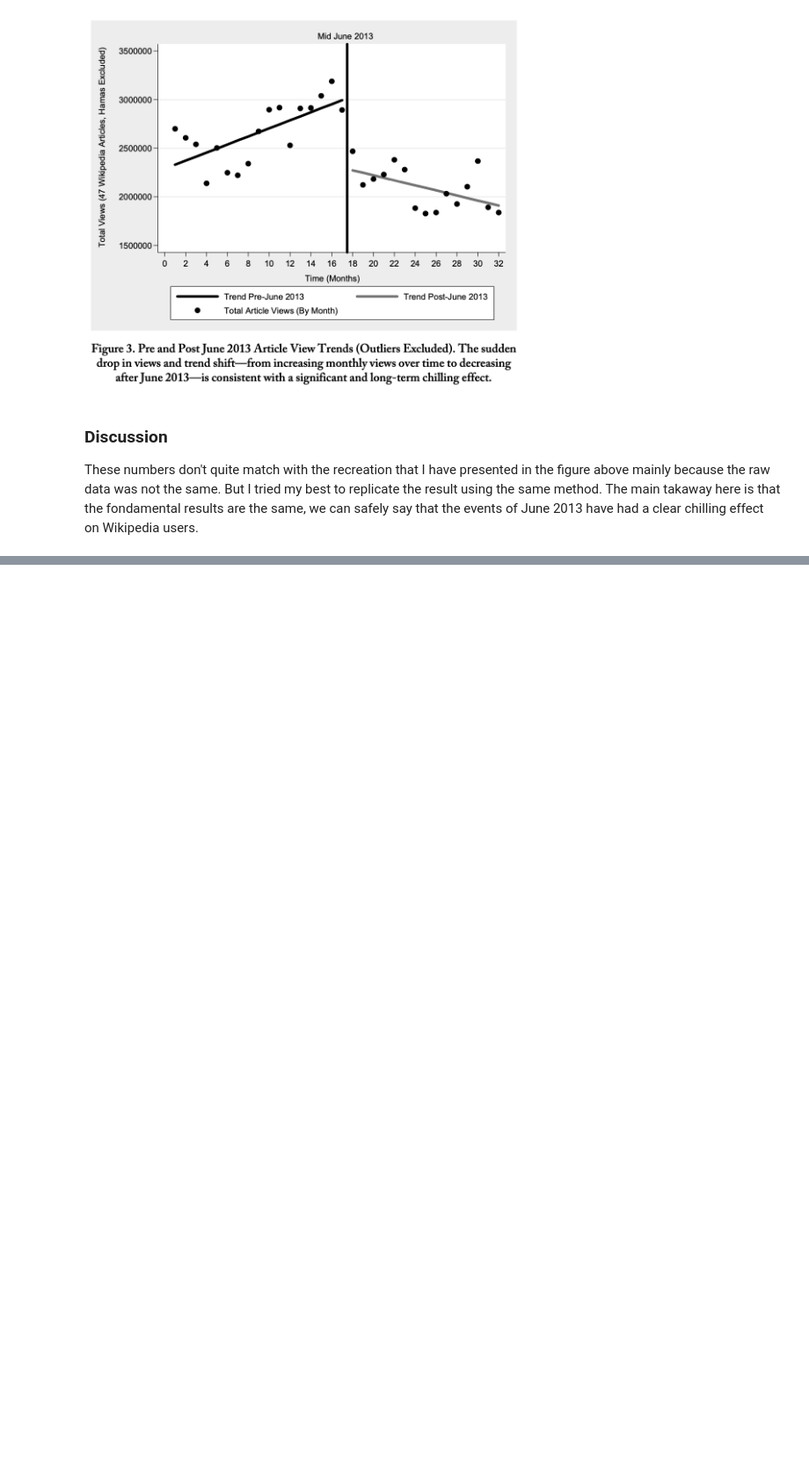
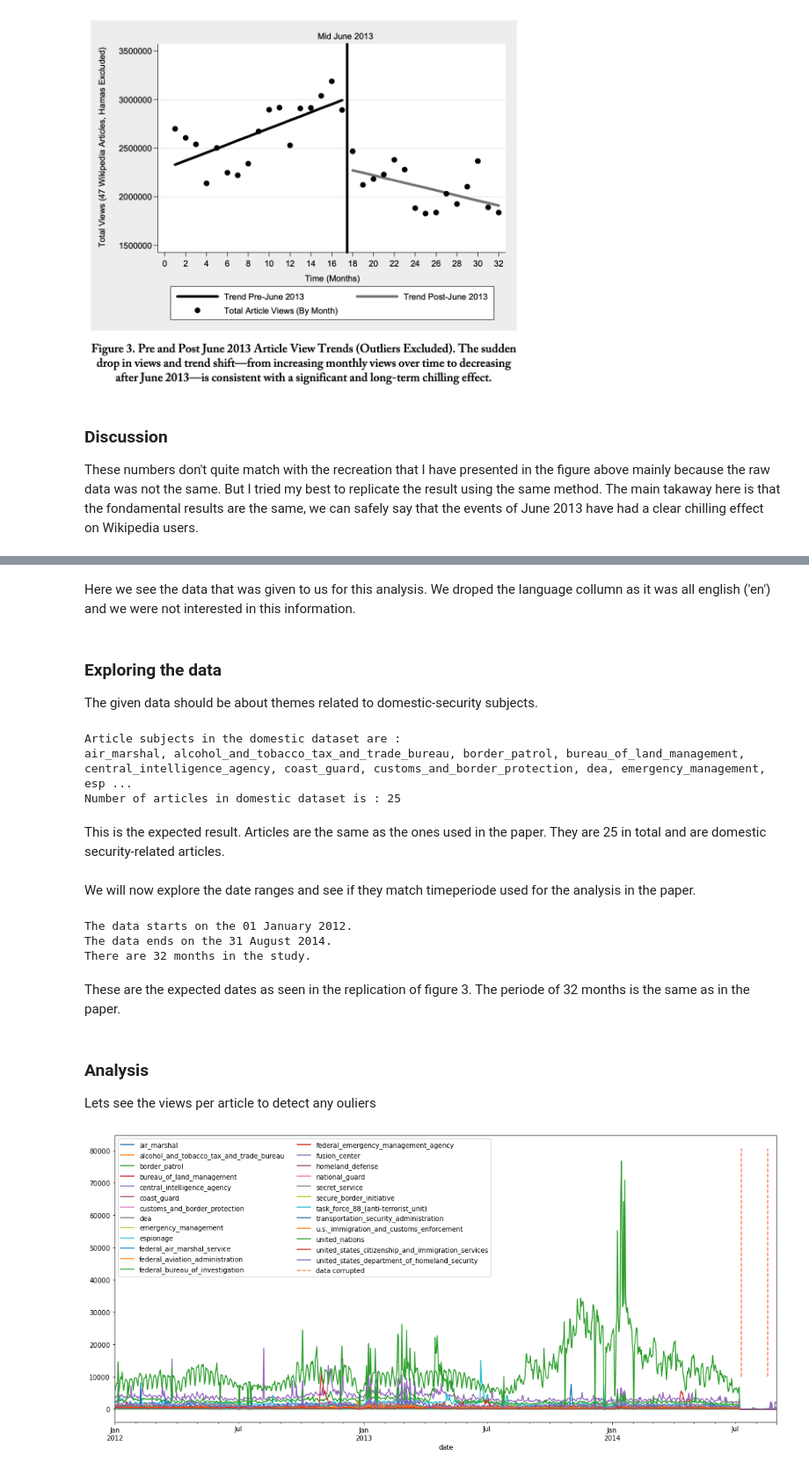
Before and after one commit to spaenleh/ada-2020-project-milestone-p2, a Jupyter notebook: Recreation_Figure3.ipynb, the cells around one changed output, grey strips where cells are left out. Shown at 88% size. Drawn from its saved outputs; the diff is of its cells as text; code cells hidden in the pictures; blank space fills up the shorter version.

```diff
--- a/Recreation_Figure3.ipynb
+++ b/Recreation_Figure3.ipynb
@@ -19,6 +19,7 @@ import seaborn as sns
 
 DATA_FOLDER = './data/'
 TERRORISM = 'terrorism_data.csv'
+DOMESTIC = 'domestic_data.csv'
 
 # load terrrorism data
 article_views = pd.read_csv(DATA_FOLDER+TERRORISM, index_col='Unnamed: 0', parse_dates=['date'])
@@ -225,0 +235,7 @@ These numbers don't quite match with the recreation that I have presented in the
+# %%
+# load terrrorism data
+domestic_views = pd.read_csv(DATA_FOLDER+DOMESTIC, index_col='Unnamed: 0', parse_dates=['date'])
+
+# drop columns that are not interesting
+domestic_views.drop(columns='language', inplace=True)
+domestic_views.head(10)
@@ -225,0 +254,46 @@ These numbers don't quite match with the recreation that I have presented in the
+# %% [markdown]
+Here we see the data that was given to us for this analysis. We droped the language collumn as it was all english ('en') and we were not interested in this information.
+# %% [markdown]
+### Exploring the data
+
+The given data should be about themes related to domestic-security subjects.
+# %%
+domestic_gb = domestic_views.groupby('article')
+article_names = domestic_gb.groups
+print(f'Article subjects in the domestic dataset are :\n{", ".join(article_names)}')
+print(f'Number of articles in domestic dataset is : {len(article_names)}')
+# %% [output]
+Article subjects in the domestic dataset are :
+air_marshal, alcohol_and_tobacco_tax_and_trade_bureau, border_patrol, bureau_of_land_management, central_intelligence_agency, coast_guard, customs_and_border_protection, dea, emergency_management, esp ...
+Number of articles in domestic dataset is : 25
+# %% [markdown]
+This is the expected result. Articles are the same as the ones used in the paper. They are 25 in total and are domestic security-related articles.
+# %% [markdown]
+We will now explore the date ranges and see if they match timeperiode used for the analysis in the paper.
+# %%
+start_date = domestic_views.date.min()
+end_date = domestic_views.date.max()
+print(f'The data starts on the {start_date.strftime("%d %B %Y")}.')
+print(f'The data ends on the {end_date.strftime("%d %B %Y")}.')
+nb_months = (end_date.year-start_date.year)*12+(end_date.month-start_date.month)+(end_date.day-start_date.day)/31
+print(f'There are {nb_months:.0f} months in the study.')
+# %% [output]
+The data starts on the 01 January 2012.
+The data ends on the 31 August 2014.
+There are 32 months in the study.
+# %% [markdown]
+These are the expected dates as seen in the replication of figure 3. The periode of 32 months is the same as in the paper.
+# %% [markdown]
+### Analysis
+
+Lets see the views per article to detect any ouliers
+# %%
+dom_piv = domestic_views.pivot_table(index='date', columns='article', values='views', fill_value=0)
+ax = dom_piv.plot(figsize=(18, 8))
+
+lims = ax.get_ylim()
+plt.vlines(x=['2014-07-10', '2014-08-18'], ymin=10000, ymax=max(lims), color='#ff7e57', label="data corrupted", linestyle='dashed')
+plt.legend(loc="upper left", ncol=2)
+plt.show()
+# %% [output]
+[figure, added]
```
Also changed, not shown: parts of 15 cells of this notebook, 1 other file.
